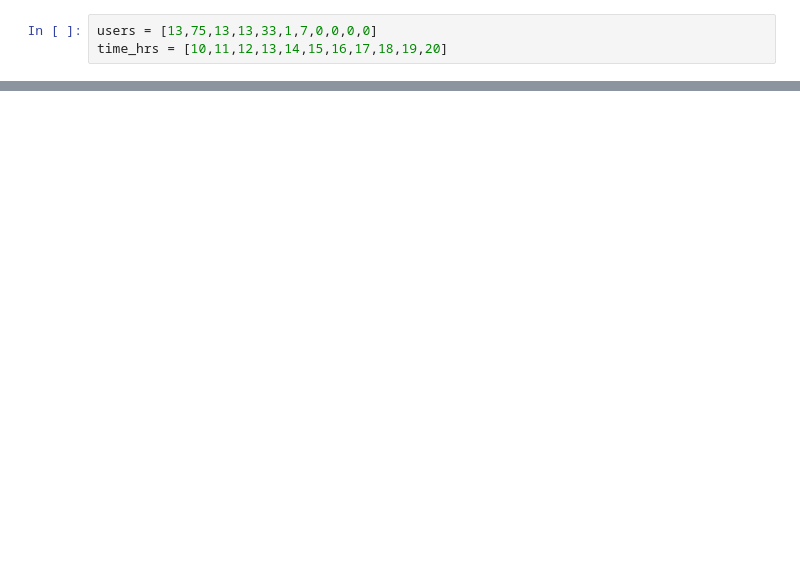
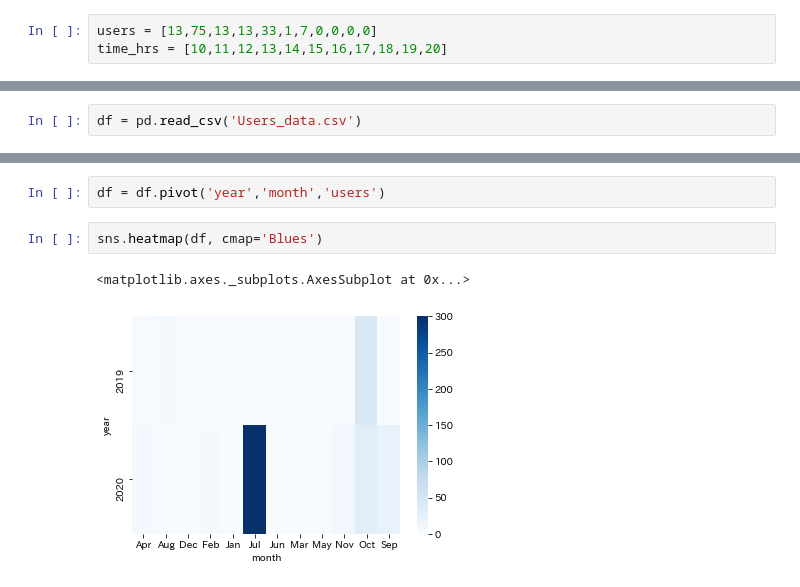
Before and after one commit to Jin01-galaxy/Learn_Python3, a Jupyter notebook: Matplotlib/visualization.ipynb, the cells around one changed output, grey strips where cells are left out. Drawn from its saved outputs; the diff is of its cells as text; blank space fills up the shorter version.

```diff
--- a/Matplotlib/visualization.ipynb
+++ b/Matplotlib/visualization.ipynb
@@ -37,0 +70,2 @@ plt.show()
+# %%
+df = pd.read_csv('Users_data.csv')
@@ -37,0 +81,7 @@ plt.show()
+# %%
+df = df.pivot('year','month','users')
+# %%
+sns.heatmap(df, cmap='Blues')
+# %% [output]
+<matplotlib.axes._subplots.AxesSubplot at 0x...>
+[figure, added]
```
Also changed, not shown: parts of 11 cells of this notebook, 1 other file.
